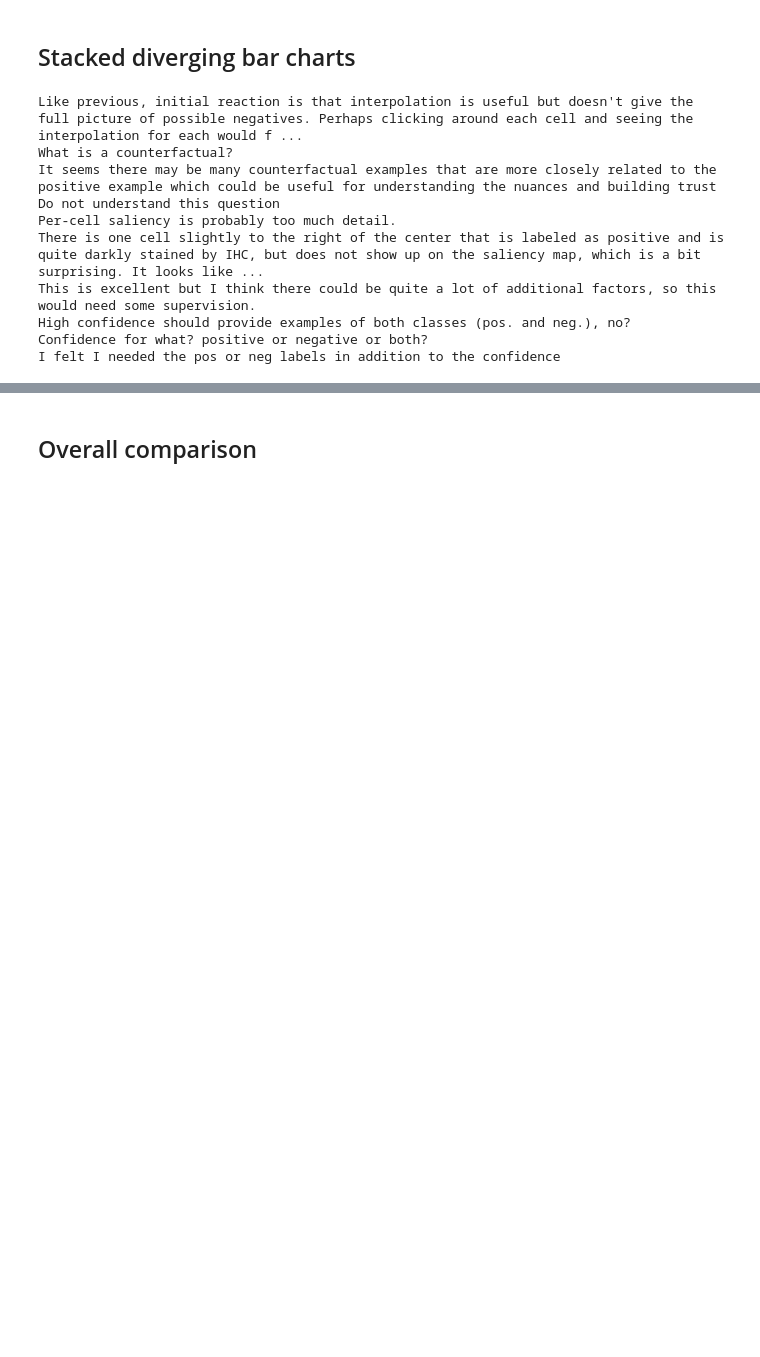
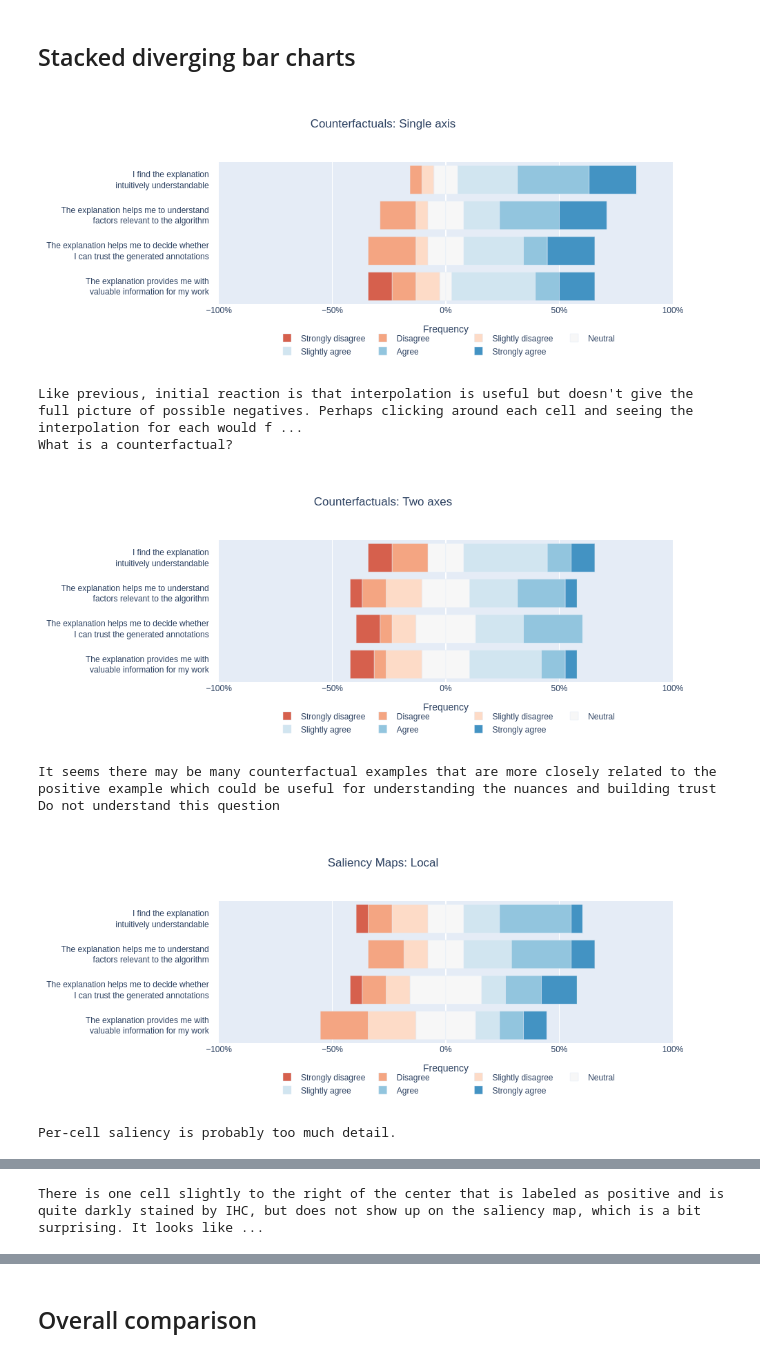
Before and after one commit to theodore-evans/xai-in-digital-pathology, a Jupyter notebook: DataProcessing/data_processing.ipynb, the cells around one changed output, grey strips where cells are left out. Drawn from its saved outputs; the diff is of its cells as text; code cells hidden in the pictures; blank space fills up the shorter version.

Commit message:
added wysiwyg image rendering

```diff
--- a/DataProcessing/data_processing.ipynb
+++ b/DataProcessing/data_processing.ipynb
@@ -14,8 +14,10 @@ Non-target user profile
 ## Data parsing
 # %%
 # Loading Data
-results_filepath = "db_06_07_21_resp.json"
-with open(results_filepath) as f:
+RESULTS_FILEPATH = "db_06_07_21_resp.json"
+figure_save_dir = os.path.splitext(RESULTS_FILEPATH)[0]
+
+with open(RESULTS_FILEPATH) as f:
     # remove image0/image1 vars since it prevents proper df merging
     g = re.sub(r"_image[0-3]", "", f.read())
     data = json.loads(g)
@@ -130,6 +132,20 @@ from collections import Counter
 import plotly
 import plotly.graph_objects as go
 
+from PIL import Image
+import io
+from IPython.display import display
+
+def plotly_figure_to_image(fig, extension: str = 'png', **kwargs):
+    img_bytes = fig.to_image(format=extension, **kwargs)
+    return Image.open(io.BytesIO(img_bytes))
+
+def save_image(image, name: str, save_dir: str = "images", extension: str="png"):
+    if not os.path.exists(save_dir):
+        os.mkdir(save_dir)
+    filename = "".join(i for i in name if i not in "\\/:*?<>|")
+    filepath = f"{save_dir}/{filename}.{extension}"
+    image.save(filepath)
 
 def stackedBarChartDF(
     df: pd.DataFrame,
@@ -173,7 +189,6 @@ def stackedBarChartDF(
                 name=category_order[num],
                 width=0.8,
                 marker_color=palette[num],
-                # legendrank=rating,
                 showlegend=False,
             )  # type: ignore
         )
@@ -209,46 +224,42 @@ def stackedBarChartDF(
             yanchor="bottom",
             y=-0.4,
             xanchor="center",
             x=0.5,
         ),
     )
-    fig.show()
+    im = plotly_figure_to_image(fig, width=1000, height=400)
+    display(im)
 
     if save_fig:
-        if not os.path.exists(save_dir):
-            os.mkdir(save_dir)
-        filename = "".join(i for i in name if i not in "\\/:*?<>|")
-        fig.write_image(f"{save_dir}/{filename}.png")
+        save_image(im, name, save_dir)
 
 
 palette = [plotly.colors.diverging.RdBu[n] for n in [2, 3, 4, 5, 6, 7, 8]]  # type: ignore
 space = " " * 4
 labels = [
     f"I find the explanation{space}<br>intuitively understandable{space}",
     f"The explanation helps me to understand{space}<br>factors relevant to the algorithm{space}",
     f"The explanation helps me to decide whether{space}<br> I can trust the generated annotations{space}",
     f"The explanation provides me with{space}<br>valuable information for my work{space}",
 ]
 
 for name, df in result_dataframes.items():
     stackedBarChartDF(
         df,
         name,
         palette,
         labels=labels,
         save_fig=True,
-        save_dir=os.path.splitext(results_filepath)[0],
+        save_dir=figure_save_dir,
     )
     for comment in comments[name]:
         print(comment)
 # %% [output]
+[figure, added]
 Like previous, initial reaction is that interpolation is useful but doesn't give the full picture of possible negatives. Perhaps clicking around each cell and seeing the interpolation for each would f ...
 What is a counterfactual?
-It seems there may be many counterfactual examples that are more closely related to the positive example which could be useful for understanding the nuances and building trust
-Do not understand this question
-Per-cell saliency is probably too much detail.
-There is one cell slightly to the right of the center that is labeled as positive and is quite darkly stained by IHC, but does not show up on the saliency map, which is a bit surprising. It looks like ...
-This is excellent but I think there could be quite a lot of additional factors, so this would need some supervision.
-High confidence should provide examples of both classes (pos. and neg.), no?
-Confidence for what? positive or negative or both?
-I felt I needed the pos or neg labels in addition to the confidence
+[figure, added]
+It seems there may be many counterfactual examples that are more closely related to the positive example which could be useful for understanding the nuances and building trust
+Do not understand this question
+[figure, added]
+Per-cell saliency is probably too much detail.
@@ -254,0 +267 @@ I felt I needed the pos or neg labels in addition to the confidence
+There is one cell slightly to the right of the center that is labeled as positive and is quite darkly stained by IHC, but does not show up on the saliency map, which is a bit surprising. It looks like ...
```
Also changed, not shown: parts of 2 cells of this notebook, 12 other files.
